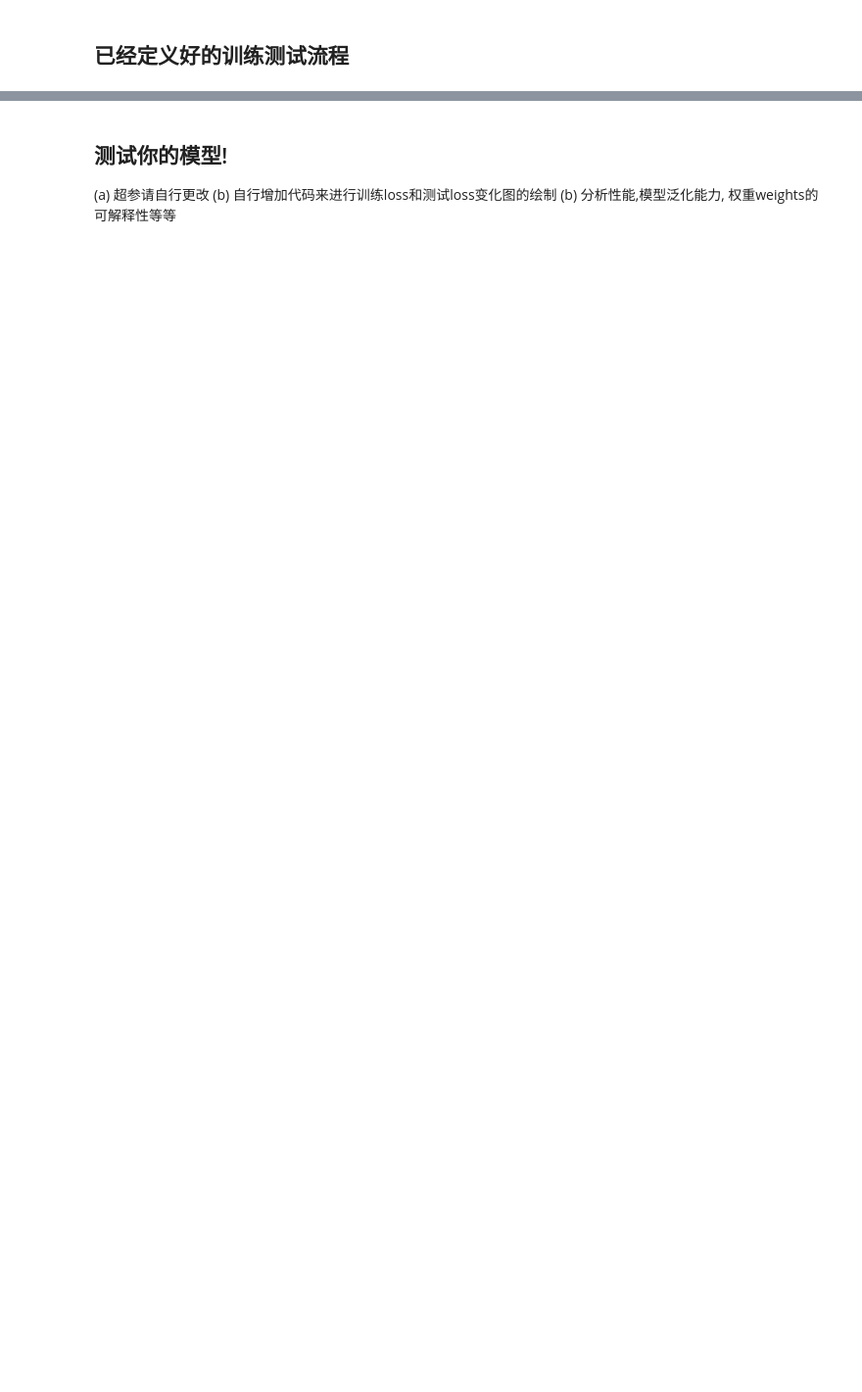
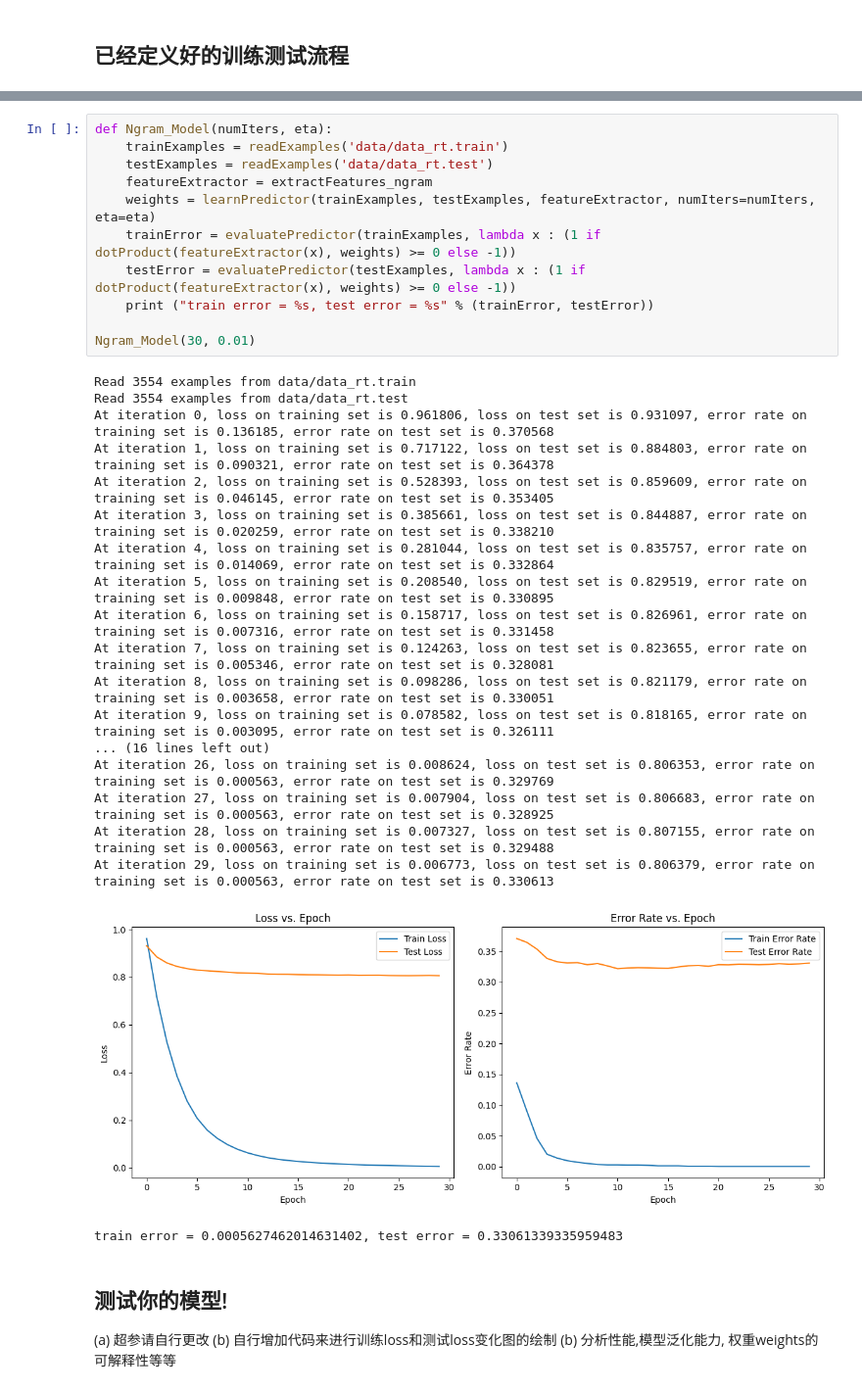
Before and after one commit to JaegerZhao/Natural-language-processing, a Jupyter notebook: 3 情感分析案例/senti_analysis.ipynb, the cells around one changed output, grey strips where cells are left out. Shown at 98% size. Saved outputs shown, nothing was run; the diff lists cells and outputs as text; blank space fills up the shorter version.

```diff
--- a/3 情感分析案例/senti_analysis.ipynb
+++ b/3 情感分析案例/senti_analysis.ipynb
@@ -218,3 +278,34 @@ def TestModel(numIters, eta):
+# %%
+def Ngram_Model(numIters, eta):
+    trainExamples = readExamples('data/data_rt.train')
+    testExamples = readExamples('data/data_rt.test')
+    featureExtractor = extractFeatures_ngram
+    weights = learnPredictor(trainExamples, testExamples, featureExtractor, numIters=numIters, eta=eta)
+    trainError = evaluatePredictor(trainExamples, lambda x : (1 if dotProduct(featureExtractor(x), weights) >= 0 else -1))
+    testError = evaluatePredictor(testExamples, lambda x : (1 if dotProduct(featureExtractor(x), weights) >= 0 else -1))
+    print ("train error = %s, test error = %s" % (trainError, testError))
+
+Ngram_Model(30, 0.01)
+# %% [output]
+Read 3554 examples from data/data_rt.train
+Read 3554 examples from data/data_rt.test
+At iteration 0, loss on training set is 0.961806, loss on test set is 0.931097, error rate on training set is 0.136185, error rate on test set is 0.370568
+At iteration 1, loss on training set is 0.717122, loss on test set is 0.884803, error rate on training set is 0.090321, error rate on test set is 0.364378
+At iteration 2, loss on training set is 0.528393, loss on test set is 0.859609, error rate on training set is 0.046145, error rate on test set is 0.353405
+At iteration 3, loss on training set is 0.385661, loss on test set is 0.844887, error rate on training set is 0.020259, error rate on test set is 0.338210
+At iteration 4, loss on training set is 0.281044, loss on test set is 0.835757, error rate on training set is 0.014069, error rate on test set is 0.332864
+At iteration 5, loss on training set is 0.208540, loss on test set is 0.829519, error rate on training set is 0.009848, error rate on test set is 0.330895
+At iteration 6, loss on training set is 0.158717, loss on test set is 0.826961, error rate on training set is 0.007316, error rate on test set is 0.331458
+At iteration 7, loss on training set is 0.124263, loss on test set is 0.823655, error rate on training set is 0.005346, error rate on test set is 0.328081
+At iteration 8, loss on training set is 0.098286, loss on test set is 0.821179, error rate on training set is 0.003658, error rate on test set is 0.330051
+At iteration 9, loss on training set is 0.078582, loss on test set is 0.818165, error rate on training set is 0.003095, error rate on test set is 0.326111
+... (16 lines left out)
+At iteration 26, loss on training set is 0.008624, loss on test set is 0.806353, error rate on training set is 0.000563, error rate on test set is 0.329769
+At iteration 27, loss on training set is 0.007904, loss on test set is 0.806683, error rate on training set is 0.000563, error rate on test set is 0.328925
+At iteration 28, loss on training set is 0.007327, loss on test set is 0.807155, error rate on training set is 0.000563, error rate on test set is 0.329488
+At iteration 29, loss on training set is 0.006773, loss on test set is 0.806379, error rate on training set is 0.000563, error rate on test set is 0.330613
+[figure, added]
+train error = 0.0005627462014631402, test error = 0.33061339335959483
 # %% [markdown]
 ## 测试你的模型!
 (a) 超参请自行更改
```
Also changed, not shown: parts of 5 cells of this notebook, 1 other file.
